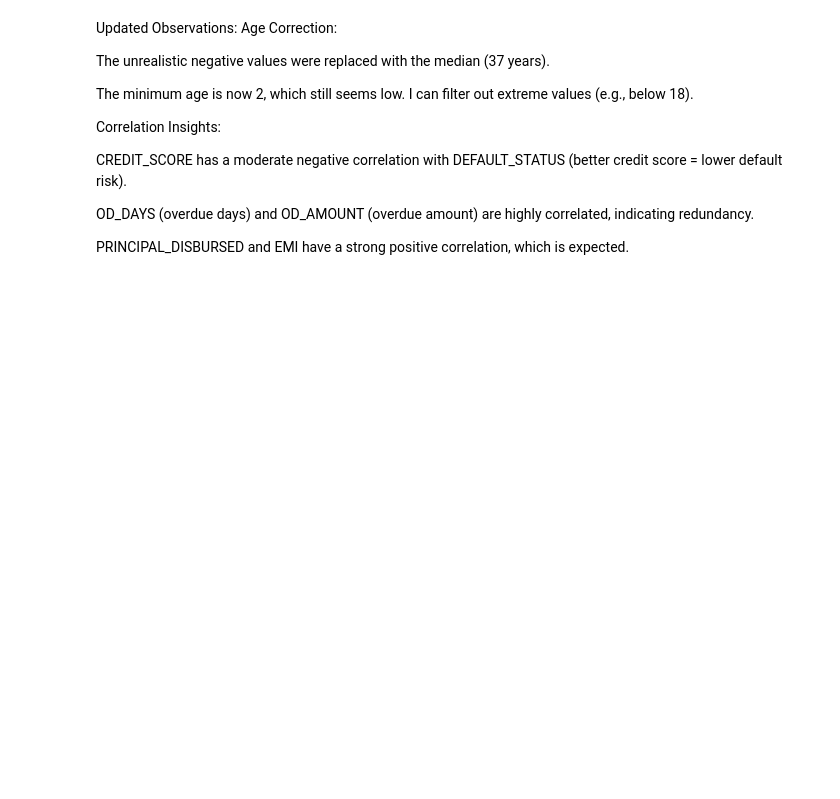
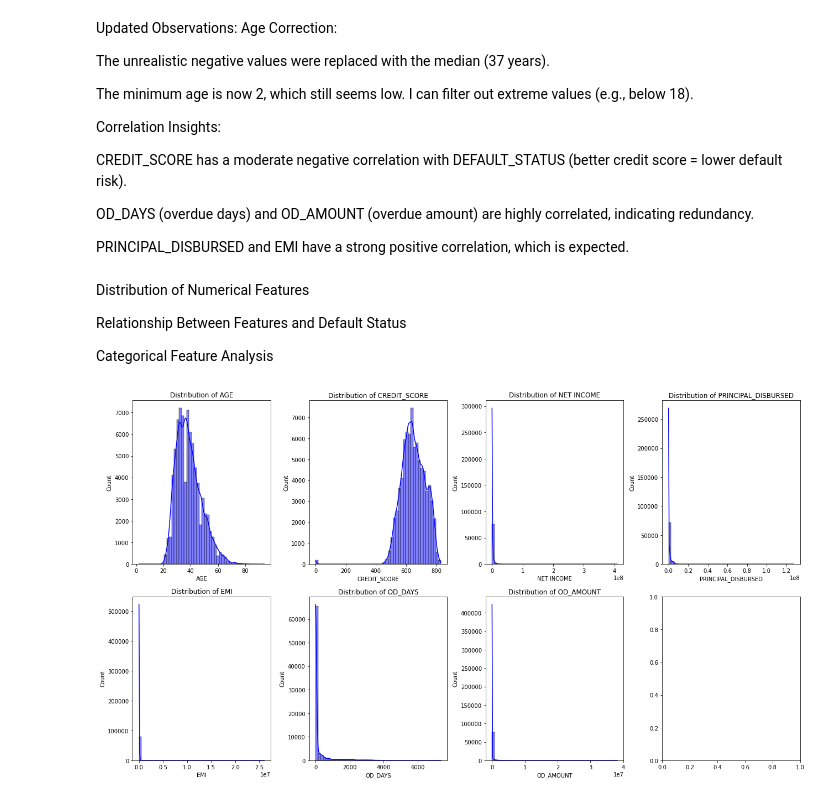
Before and after one commit to AlexIrungu/DSC-CapstoneProject, a Jupyter notebook: notebooks/michael.ipynb, the cells around one changed output. Cells and saved outputs as stored; diff of their text form; code cells hidden in the pictures; blank space fills up the shorter version.

Commit message:
add visualization of data

```diff
--- a/notebooks/michael.ipynb
+++ b/notebooks/michael.ipynb
@@ -581,3 +581,25 @@ CREDIT_SCORE has a moderate negative correlation with DEFAULT_STATUS (better cre
 OD_DAYS (overdue days) and OD_AMOUNT (overdue amount) are highly correlated, indicating redundancy.
 
 PRINCIPAL_DISBURSED and EMI have a strong positive correlation, which is expected.
+# %% [markdown]
+Distribution of Numerical Features
+
+Relationship Between Features and Default Status
+
+Categorical Feature Analysis
+# %%
+# Update numerical columns list (removing 'AREARS' and ensuring correct names)
+numerical_cols = ["AGE", "CREDIT_SCORE", "NET INCOME", "PRINCIPAL_DISBURSED", "EMI", "OD_DAYS", "OD_AMOUNT"]
+
+# Create histograms for numerical features
+fig, axes = plt.subplots(2, 4, figsize=(18, 10))
+axes = axes.flatten()
+
+for i, col in enumerate(numerical_cols):
+    sns.histplot(df_cleaned[col], bins=50, kde=True, ax=axes[i], color="blue")
+    axes[i].set_title(f"Distribution of {col}")
+
+plt.tight_layout()
+plt.show()
+# %% [output]
+[figure, added]
```
Also changed, not shown: parts of 1 cell of this notebook.
